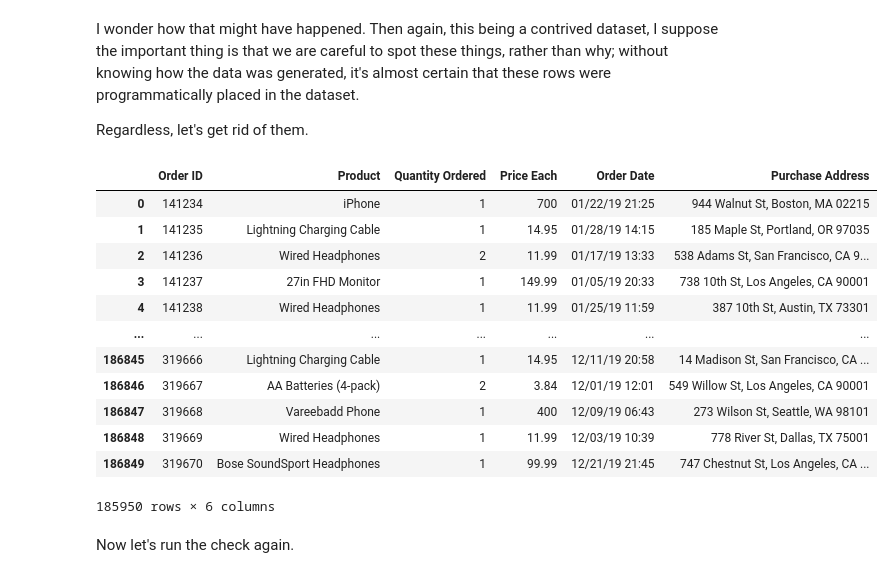
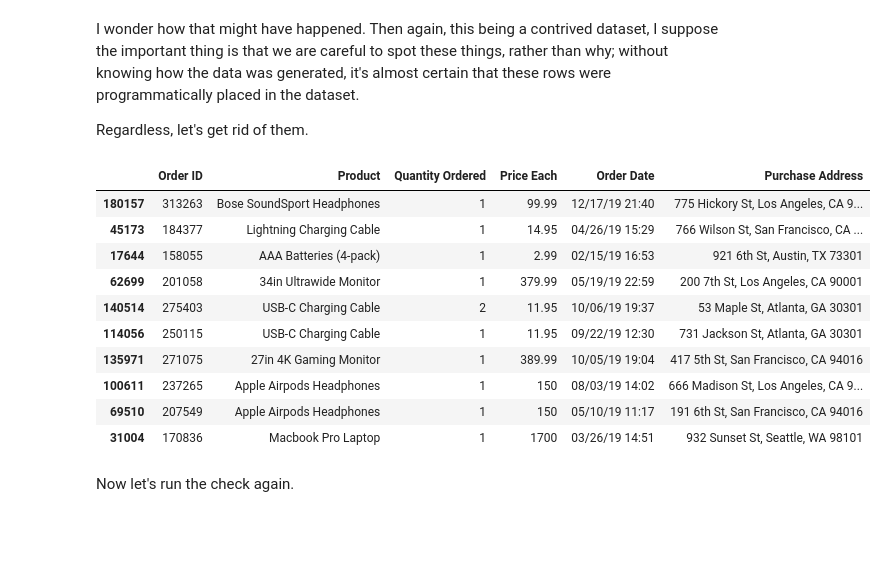
Before and after one commit to kash-patel/business-analytics, a Jupyter notebook: 01-sales-data-analysis/eda.ipynb, the cells around one changed output. Drawn from its saved outputs; the diff is of its cells as text; code cells hidden in the pictures; blank space fills up the shorter version.

```diff
--- a/01-sales-data-analysis/eda.ipynb
+++ b/01-sales-data-analysis/eda.ipynb
@@ -164,21 +164,19 @@ I wonder how that might have happened. Then again, this being a contrived datase
 Regardless, let's get rid of them.
 # %%
 df = df[df["Order ID"].str.isdecimal()]
-df
+df.sample(10)
 # %% [output]
 |  | Order ID | Product | Quantity Ordered | Price Each | Order Date | Purchase Address |
-| 0 | 141234 | iPhone | 1 | 700 | 01/22/19 21:25 | 944 Walnut St, Boston, MA 02215 |
-| 1 | 141235 | Lightning Charging Cable | 1 | 14.95 | 01/28/19 14:15 | 185 Maple St, Portland, OR 97035 |
-| 2 | 141236 | Wired Headphones | 2 | 11.99 | 01/17/19 13:33 | 538 Adams St, San Francisco, CA 9... |
-| 3 | 141237 | 27in FHD Monitor | 1 | 149.99 | 01/05/19 20:33 | 738 10th St, Los Angeles, CA 90001 |
-| 4 | 141238 | Wired Headphones | 1 | 11.99 | 01/25/19 11:59 | 387 10th St, Austin, TX 73301 |
-| ... | ... | ... | ... | ... | ... | ... |
-| 186845 | 319666 | Lightning Charging Cable | 1 | 14.95 | 12/11/19 20:58 | 14 Madison St, San Francisco, CA ... |
-| 186846 | 319667 | AA Batteries (4-pack) | 2 | 3.84 | 12/01/19 12:01 | 549 Willow St, Los Angeles, CA 90001 |
-| 186847 | 319668 | Vareebadd Phone | 1 | 400 | 12/09/19 06:43 | 273 Wilson St, Seattle, WA 98101 |
-| 186848 | 319669 | Wired Headphones | 1 | 11.99 | 12/03/19 10:39 | 778 River St, Dallas, TX 75001 |
-| 186849 | 319670 | Bose SoundSport Headphones | 1 | 99.99 | 12/21/19 21:45 | 747 Chestnut St, Los Angeles, CA ... |
+| 180157 | 313263 | Bose SoundSport Headphones | 1 | 99.99 | 12/17/19 21:40 | 775 Hickory St, Los Angeles, CA 9... |
+| 45173 | 184377 | Lightning Charging Cable | 1 | 14.95 | 04/26/19 15:29 | 766 Wilson St, San Francisco, CA ... |
+| 17644 | 158055 | AAA Batteries (4-pack) | 1 | 2.99 | 02/15/19 16:53 | 921 6th St, Austin, TX 73301 |
+| 62699 | 201058 | 34in Ultrawide Monitor | 1 | 379.99 | 05/19/19 22:59 | 200 7th St, Los Angeles, CA 90001 |
+| 140514 | 275403 | USB-C Charging Cable | 2 | 11.95 | 10/06/19 19:37 | 53 Maple St, Atlanta, GA 30301 |
+| 114056 | 250115 | USB-C Charging Cable | 1 | 11.95 | 09/22/19 12:30 | 731 Jackson St, Atlanta, GA 30301 |
+| 135971 | 271075 | 27in 4K Gaming Monitor | 1 | 389.99 | 10/05/19 19:04 | 417 5th St, San Francisco, CA 94016 |
+| 100611 | 237265 | Apple Airpods Headphones | 1 | 150 | 08/03/19 14:02 | 666 Madison St, Los Angeles, CA 9... |
+| 69510 | 207549 | Apple Airpods Headphones | 1 | 150 | 05/10/19 11:17 | 191 6th St, San Francisco, CA 94016 |
+| 31004 | 170836 | Macbook Pro Laptop | 1 | 1700 | 03/26/19 14:51 | 932 Sunset St, Seattle, WA 98101 |
-185950 rows × 6 columns
 # %% [markdown]
 Now let's run the check again.
 # %%
```
Also changed, not shown: parts of 13 cells of this notebook.
